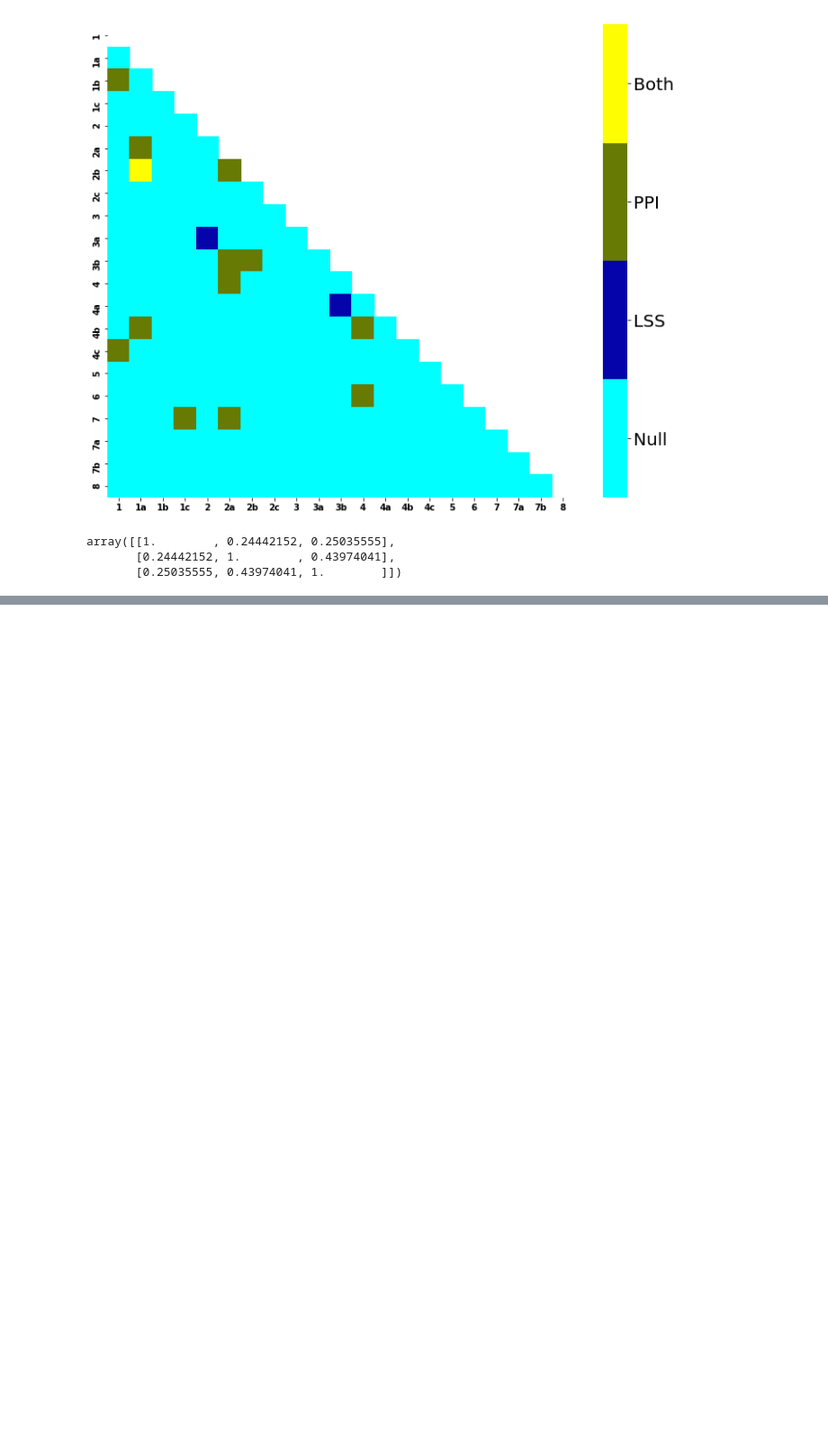
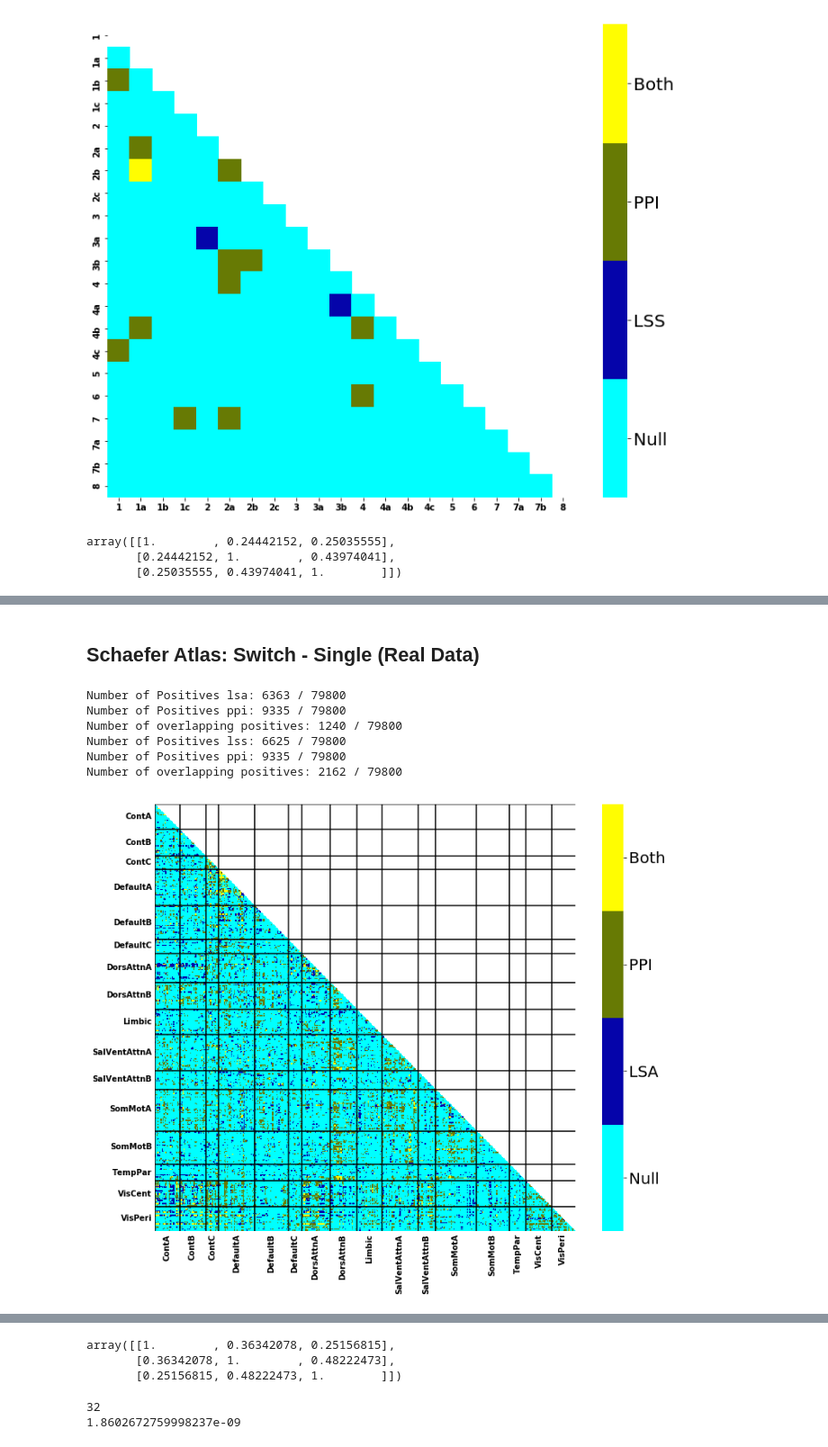
Before and after one commit to jdkent/BetaSeriesRealDataAnalysis, a Jupyter notebook: PPITest/compare_bsc_ppi.ipynb, the cells around one changed output, grey strips where cells are left out. Shown at 90% size. Drawn from its saved outputs; the diff is of its cells as text; code cells hidden in the pictures; blank space fills up the shorter version.

```diff
--- a/PPITest/compare_bsc_ppi.ipynb
+++ b/PPITest/compare_bsc_ppi.ipynb
@@ -149,6 +150,18 @@ fb_act_ppi_objs = nf.get_layout_objects(ppi_act_layout,
 
 
 # schaefer atlas
+ts_sch_lsa_objs = nf.get_layout_objects(lsa_sch_layout,
+                                        ['switch', 'repeat', 'single'],
+                                        suffix="correlation", extension="tsv",
+                                        task="taskswitch",
+                                        subject=good_participants)
+
+fb_sch_lsa_objs = nf.get_layout_objects(lsa_sch_layout,
+                                        ['switch', 'repeat', 'single'],
+                                        suffix="correlation", extension="tsv",
+                                        task="fauxbold",
+                                        subject=good_participants)
+
 ts_sch_lss_objs = nf.get_layout_objects(lss_sch_layout,
                                         ['switch', 'repeat', 'single'],
                                         suffix="correlation", extension="tsv",
@@ -222,7 +235,7 @@ ts_sch_lss_repeatxsingle[['participant_id', 'task']] = ts_act_ppi_repeatxsingle[
 fb_sch_lss_repeatxsingle = nf.bind_matrices(fb_sch_lss_objs['repeat'], "switch").iloc[:,:-2] - nf.bind_matrices(fb_sch_lss_objs['single'], "single").iloc[:,:-2]
 fb_sch_lss_repeatxsingle[['participant_id', 'task']] = ts_act_ppi_repeatxsingle[['participant_id', 'task']]
 
-# lsa
+# lsa activation
 ts_act_lsa_switchxrepeat = nf.bind_matrices(ts_act_lsa_objs['switch'], "switch").iloc[:,:-2] - nf.bind_matrices(ts_act_lsa_objs['repeat'], "repeat").iloc[:,:-2]
 ts_act_lsa_switchxrepeat[['participant_id', 'task']] = ts_act_ppi_switchxrepeat[['participant_id', 'task']]
 fb_act_lsa_switchxrepeat = nf.bind_matrices(fb_act_lsa_objs['switch'], "switch").iloc[:,:-2] - nf.bind_matrices(fb_act_lsa_objs['repeat'], "repeat").iloc[:,:-2]
@@ -237,6 +250,22 @@ ts_act_lsa_repeatxsingle = nf.bind_matrices(ts_act_lsa_objs['repeat'], "repeat")
 ts_act_lsa_repeatxsingle[['participant_id', 'task']] = ts_act_ppi_repeatxsingle[['participant_id', 'task']]
 fb_act_lsa_repeatxsingle = nf.bind_matrices(fb_act_lsa_objs['repeat'], "switch").iloc[:,:-2] - nf.bind_matrices(fb_act_lsa_objs['single'], "single").iloc[:,:-2]
 fb_act_lsa_repeatxsingle[['participant_id', 'task']] = ts_act_ppi_repeatxsingle[['participant_id', 'task']]
+
+# lsa schaefer
+ts_sch_lsa_switchxrepeat = nf.bind_matrices(ts_sch_lsa_objs['switch'], "switch").iloc[:,:-2] - nf.bind_matrices(ts_sch_lsa_objs['repeat'], "repeat").iloc[:,:-2]
+ts_sch_lsa_switchxrepeat[['participant_id', 'task']] = ts_sch_ppi_switchxrepeat[['participant_id', 'task']]
+fb_sch_lsa_switchxrepeat = nf.bind_matrices(fb_sch_lsa_objs['switch'], "switch").iloc[:,:-2] - nf.bind_matrices(fb_sch_lsa_objs['repeat'], "repeat").iloc[:,:-2]
+fb_sch_lsa_switchxrepeat[['participant_id', 'task']] = ts_sch_ppi_switchxrepeat[['participant_id', 'task']]
+
+ts_sch_lsa_switchxsingle = nf.bind_matrices(ts_sch_lsa_objs['switch'], "switch").iloc[:,:-2] - nf.bind_matrices(ts_sch_lsa_objs['single'], "single").iloc[:,:-2]
+ts_sch_lsa_switchxsingle[['participant_id', 'task']] = ts_sch_ppi_switchxsingle[['participant_id', 'task']]
+fb_sch_lsa_switchxsingle = nf.bind_matrices(fb_sch_lsa_objs['switch'], "switch").iloc[:,:-2] - nf.bind_matrices(fb_sch_lsa_objs['single'], "single").iloc[:,:-2]
+fb_sch_lsa_switchxsingle[['participant_id', 'task']] = ts_sch_ppi_switchxsingle[['participant_id', 'task']]
+
+ts_sch_lsa_repeatxsingle = nf.bind_matrices(ts_sch_lsa_objs['repeat'], "repeat").iloc[:,:-2] - nf.bind_matrices(ts_sch_lsa_objs['single'], "single").iloc[:,:-2]
+ts_sch_lsa_repeatxsingle[['participant_id', 'task']] = ts_sch_ppi_repeatxsingle[['participant_id', 'task']]
+fb_sch_lsa_repeatxsingle = nf.bind_matrices(fb_sch_lsa_objs['repeat'], "switch").iloc[:,:-2] - nf.bind_matrices(fb_sch_lsa_objs['single'], "single").iloc[:,:-2]
+fb_sch_lsa_repeatxsingle[['participant_id', 'task']] = ts_sch_ppi_repeatxsingle[['participant_id', 'task']]
 # %%
 np.corrcoef(ts_sch_ppi_repeatxsingle.mean(axis=0).values, ts_sch_lss_repeatxsingle.mean(axis=0).values)
 # %% [output]
@@ -397,0 +456,14 @@ array([[1.        , 0.24442152, 0.25035555],
+# %% [markdown]
+## Schaefer Atlas: Switch - Single (Real Data)
+# %%
+fig_lsa, fig_lss, ppi_model_df, lss_model_df, lsa_model_df, overlap_lsa_df, overlap_lss_df = nf.compare_ppi_lss_lsa_sig(
+    ts_sch_ppi_switchxsingle, ts_sch_lss_switchxsingle, ts_sch_lsa_switchxsingle,
+    rois="schaefer", nthreads=N_THREADS, use_python=True)
+# %% [output]
+Number of Positives lsa: 6363 / 79800
+Number of Positives ppi: 9335 / 79800
+Number of overlapping positives: 1240 / 79800
+Number of Positives lss: 6625 / 79800
+Number of Positives ppi: 9335 / 79800
+Number of overlapping positives: 2162 / 79800
+[figure, added]
@@ -397,0 +471,15 @@ array([[1.        , 0.24442152, 0.25035555],
+# %%
+np.corrcoef([lsa_model_df["estimate"], lss_model_df["estimate"], ppi_model_df["estimate"]])
+# %% [output]
+array([[1.        , 0.36342078, 0.25156815],
+       [0.36342078, 1.        , 0.48222473],
+       [0.25156815, 0.48222473, 1.        ]])
+# %%
+bool_query = ppi_model_df['source'].isin(best_regions_orig) & ppi_model_df['target'].isin(best_regions_orig)
+num_sig = np.sum(ppi_model_df['p_value'][bool_query] < 0.05)
+binom_pvalue = binom_test(num_sig, len(ppi_model_df['p_value'][bool_query]), prop=0.05, alternative='larger')
+print(num_sig)
+print(binom_pvalue)
+# %% [output]
+32
+1.8602672759998237e-09
```
Also changed, not shown: parts of 24 cells of this notebook, 1 other file.
